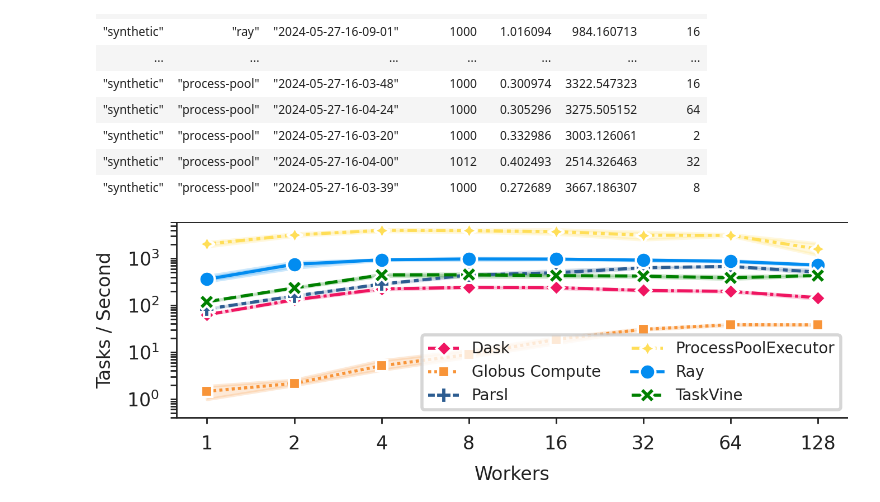
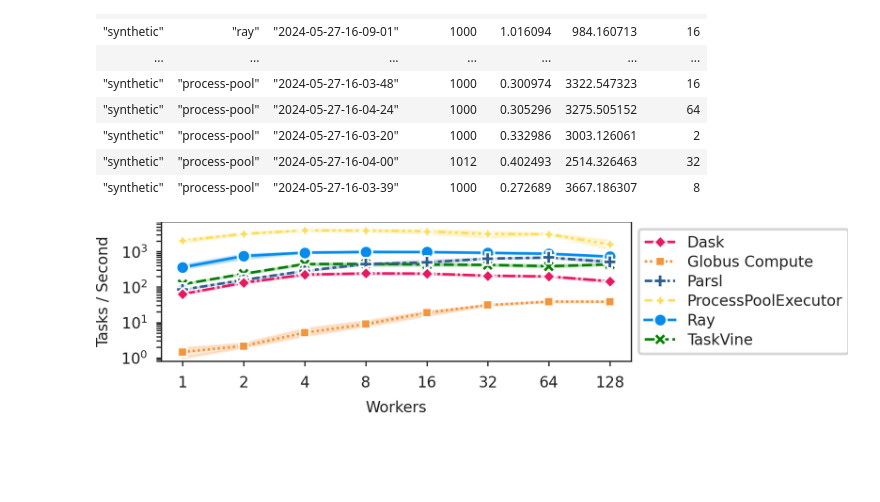
Before and after one commit to proxystore/escience24-evaluation, a Jupyter notebook: notebooks/1-scaling.ipynb, the cells around one changed output. Drawn from its saved outputs; the diff is of its cells as text; code cells hidden in the pictures; blank space fills up the shorter version.

Commit message:
Recreate figures with TaskVine

```diff
--- a/notebooks/1-scaling.ipynb
+++ b/notebooks/1-scaling.ipynb
@@ -112,36 +112,36 @@ names = {
     'taskvine': 'TaskVine',
 }
 data_ = data.with_columns(polars.col('executor').replace(names, default=None))
 
 seaborn.lineplot(
     ax=ax,
     data=data_,
     x='workers',
     y='task-rate',
     hue='executor',
-    hue_order=sorted(names.values()),
+    hue_order=reversed(sorted(names.values())),
     palette=colors,
     markers=True,
     style='executor',
     linewidth=1,
     markersize=5,
 )
 ax.set_xscale('log', base=2)
 ax.set_yscale('log', base=10)
 
 ax.set_ylabel('Tasks / Second')
 ax.set_xlabel('Workers')
 workers = sorted(set(data_['workers']))
 ax.set_xticks(workers, workers)
 
-ax.set_ylim([0.4, 6000])
+ax.set_ylim([0.8, 7000])
 
-ax.legend(loc='lower right', title=None, ncol=2, fontsize=5)
-# ax.legend(loc='center left', title=None, ncol=1, fontsize=5, bbox_to_anchor=(1, 0.5))
+handles, labels = ax.get_legend_handles_labels()
+ax.legend(handles[::-1], labels[::-1], loc='center left', title=None, ncol=1, bbox_to_anchor=(1, 0.5), labelspacing=0.3)
 
-fig.tight_layout()
+# fig.tight_layout()
 fig.set_size_inches(3.35, 1)
 plt.savefig('../figures/scaling.pdf', pad_inches=0.05)
 plt.savefig('../figures/scaling.svg', pad_inches=0.05)
 # %% [output]
-[figure, old version]
+[figure, new version]
```
Also changed, not shown: 13 other files.
